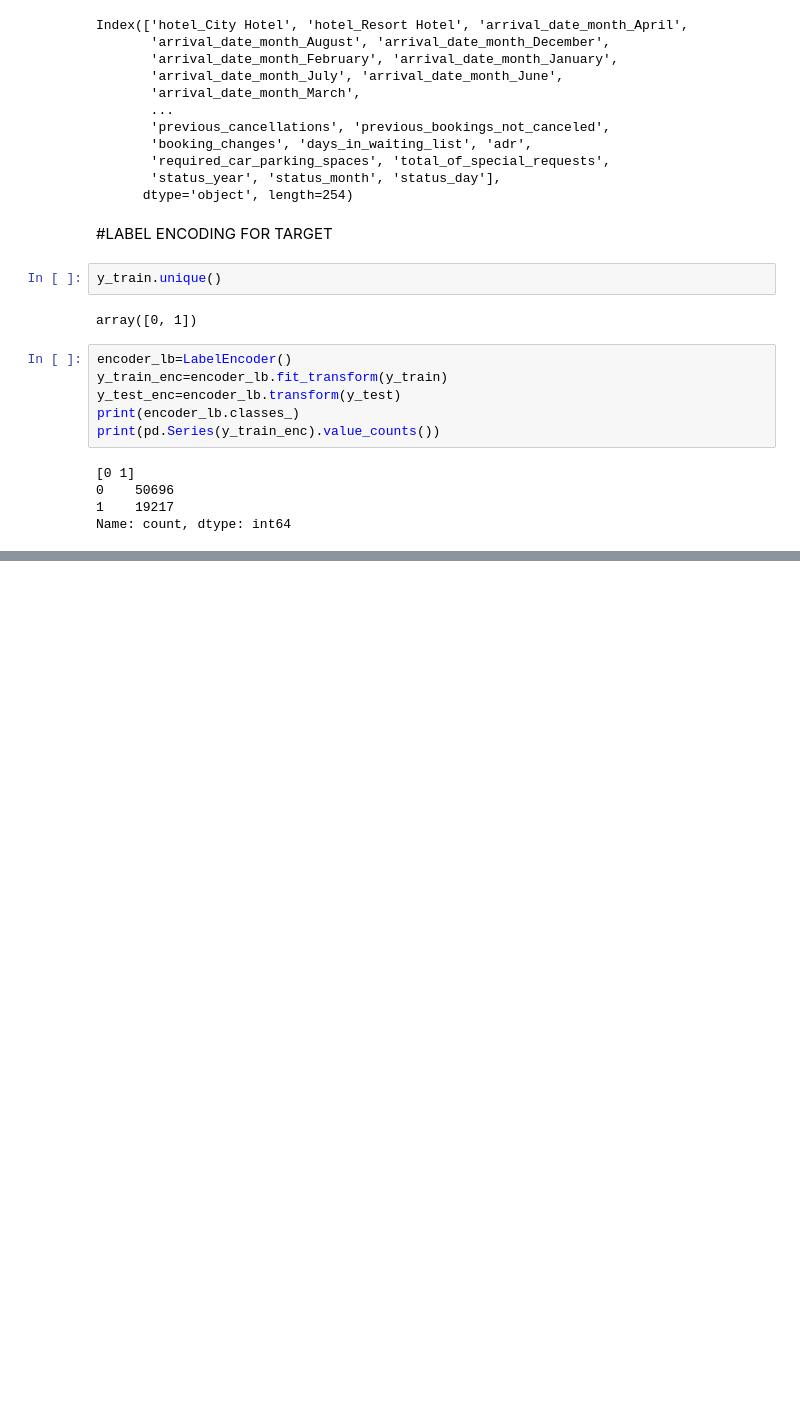
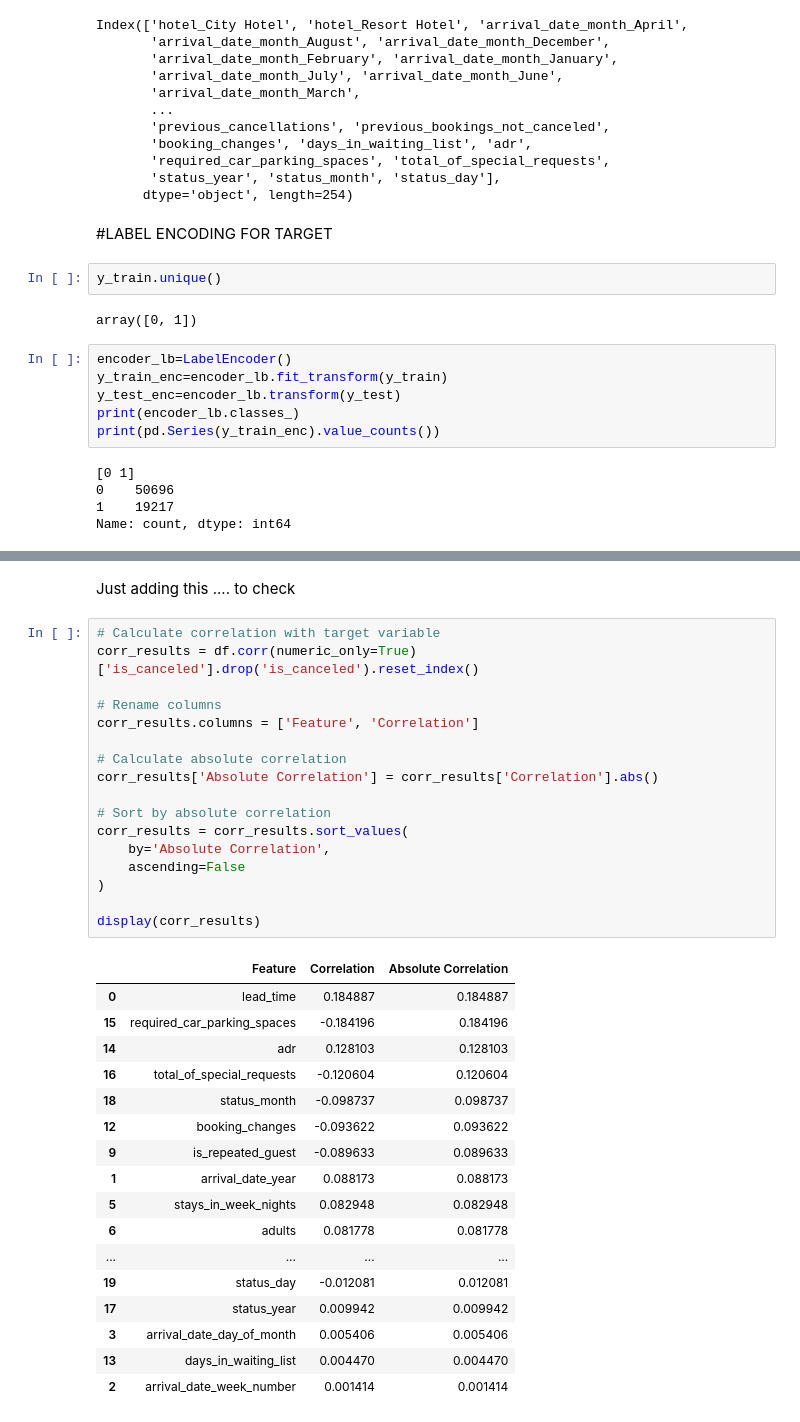
Before and after one commit to Arya-rb/hotel-bookings-eda-and-preprocessing, a Jupyter notebook: Hotel_booking_section1.ipynb, the cells around one changed output, grey strips where cells are left out. Drawn from its saved outputs; the diff is of its cells as text; blank space fills up the shorter version.

```diff
--- a/Hotel_booking_section1.ipynb
+++ b/Hotel_booking_section1.ipynb
@@ -707,0 +803,37 @@ Name: count, dtype: int64
+# %% [markdown]
+Just adding this .... to check
+# %%
+# Calculate correlation with target variable
+corr_results = df.corr(numeric_only=True)['is_canceled'].drop('is_canceled').reset_index()
+
+# Rename columns
+corr_results.columns = ['Feature', 'Correlation']
+
+# Calculate absolute correlation
+corr_results['Absolute Correlation'] = corr_results['Correlation'].abs()
+
+# Sort by absolute correlation
+corr_results = corr_results.sort_values(
+    by='Absolute Correlation',
+    ascending=False
+)
+
+display(corr_results)
+# %% [output]
+|  | Feature | Correlation | Absolute Correlation |
+| 0 | lead_time | 0.184887 | 0.184887 |
+| 15 | required_car_parking_spaces | -0.184196 | 0.184196 |
+| 14 | adr | 0.128103 | 0.128103 |
+| 16 | total_of_special_requests | -0.120604 | 0.120604 |
+| 18 | status_month | -0.098737 | 0.098737 |
+| 12 | booking_changes | -0.093622 | 0.093622 |
+| 9 | is_repeated_guest | -0.089633 | 0.089633 |
+| 1 | arrival_date_year | 0.088173 | 0.088173 |
+| 5 | stays_in_week_nights | 0.082948 | 0.082948 |
+| 6 | adults | 0.081778 | 0.081778 |
+| ... | ... | ... | ... |
+| 19 | status_day | -0.012081 | 0.012081 |
+| 17 | status_year | 0.009942 | 0.009942 |
+| 3 | arrival_date_day_of_month | 0.005406 | 0.005406 |
+| 13 | days_in_waiting_list | 0.004470 | 0.004470 |
+| 2 | arrival_date_week_number | 0.001414 | 0.001414 |
```
Also changed, not shown: parts of 14 cells of this notebook.
